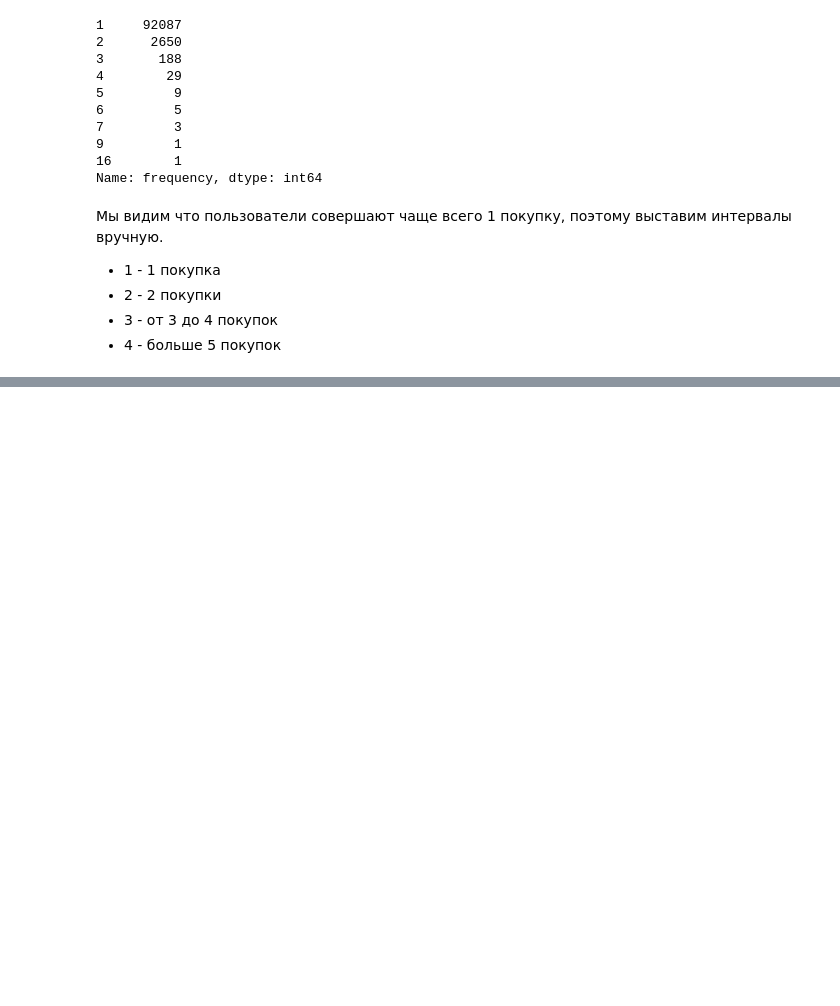
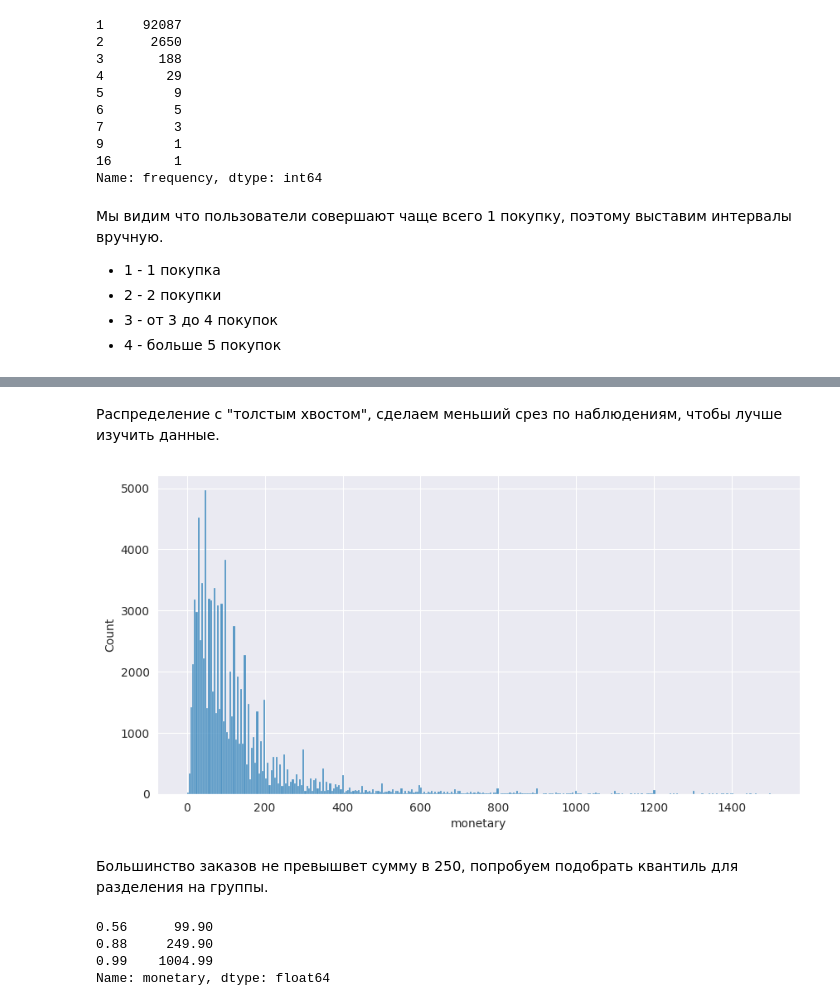
Before and after one commit to Terkinsss/karpov_courses_intermediate_project, a Jupyter notebook: Project.ipynb, the cells around one changed output, grey strips where cells are left out. Drawn from its saved outputs; the diff is of its cells as text; code cells hidden in the pictures; blank space fills up the shorter version.

```diff
--- a/Project.ipynb
+++ b/Project.ipynb
@@ -939,0 +946,15 @@ Name: frequency, dtype: int64
+# %% [markdown]
+Распределение с "толстым хвостом", сделаем меньший срез по наблюдениям, чтобы лучше изучить данные.
+# %%
+sns.histplot(rfm[rfm['monetary'] <= 1500]['monetary']);
+# %% [output]
+[figure, added]
+# %% [markdown]
+Большинство заказов не превышвет сумму в 250, попробуем подобрать квантиль для разделения на группы.
+# %%
+rfm['monetary'].quantile([.56, .88, .99])
+# %% [output]
+0.56      99.90
+0.88     249.90
+0.99    1004.99
+Name: monetary, dtype: float64
```
Also changed, not shown: parts of 18 cells of this notebook.
